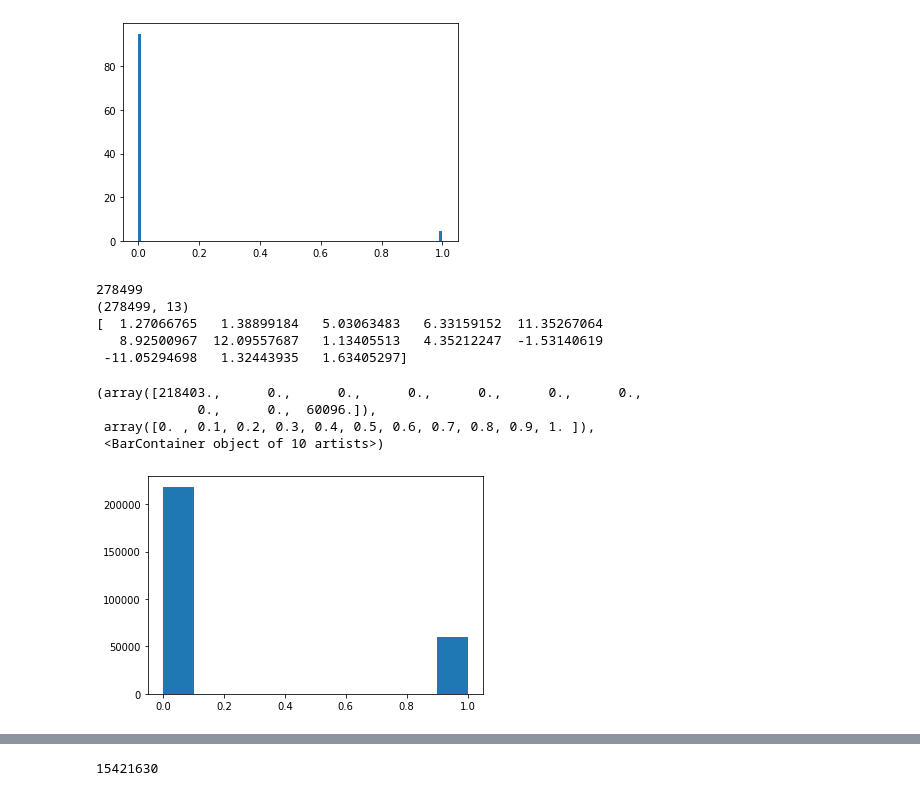
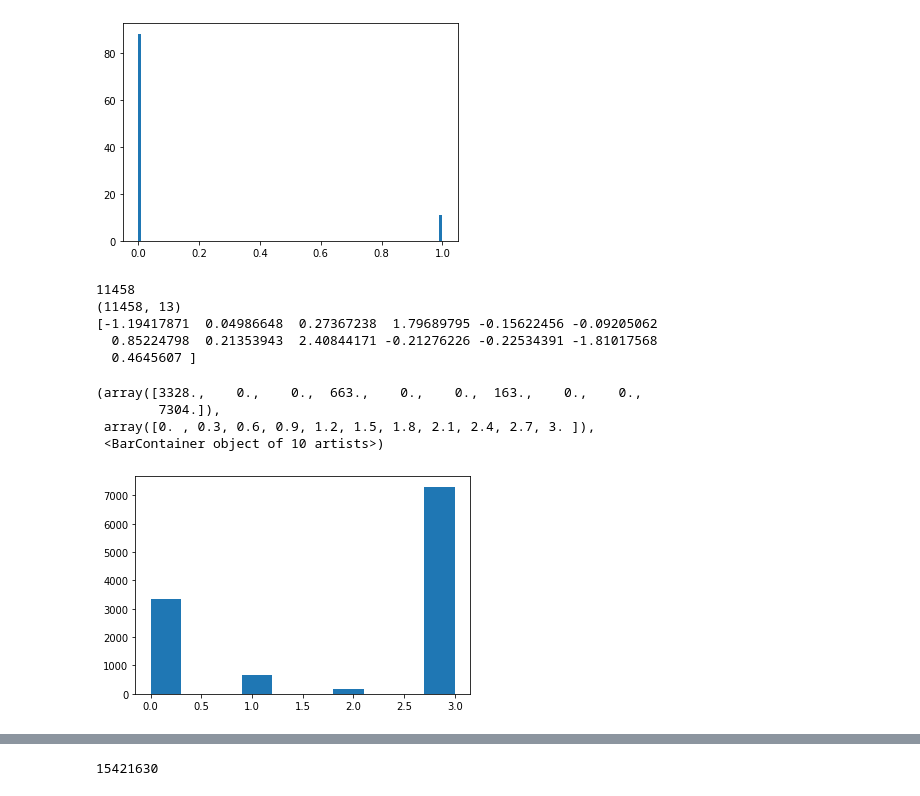
Before and after one commit to 52Hzihan/project_unTimely_light_curve, a Jupyter notebook: GMM_clustering.ipynb, the cells around one changed output, grey strips where cells are left out. Saved outputs shown, nothing was run; the diff lists cells and outputs as text; code cells hidden in the pictures.

```diff
--- a/GMM_clustering.ipynb
+++ b/GMM_clustering.ipynb
@@ -111,7 +404,7 @@ Index(['Unnamed: 0.2', 'Unnamed: 0.1', 'Unnamed: 0', 'long_name',
 # %%
-table = table[['ra','dec','Mean','long_name','id_in_matched',
+table = table[['ra','dec','Mean_1','long_name_1','id_in_matched',
        'chi_squre', 'rcs', 'w_sigma', 'MAD', 'IQR', 'RmStat', 'Nev', 'p2pv',
-       'L1_acr', 'Stetson_J', 'Stetson_K', 'yita']]
+       'L1_acr', 'Stetson_J', 'Stetson_K', 'yita','id_w1', 'id_w2']]
 table.replace([np.inf, -np.inf], np.nan, inplace=True)
 table.dropna(inplace=True)
 print(len(table))
@@ -120,5 +413,5 @@ print(len(table))
 # %%
-X = np.array(table[['Mean',
+X = np.array(table[['Mean_1',
        'chi_squre', 'rcs', 'w_sigma', 'MAD', 'IQR', 'RmStat', 'Nev', 'p2pv',
        'L1_acr', 'Stetson_J', 'Stetson_K', 'yita']])
 np.nanmax(X)
@@ -194,16 +499,16 @@ array([6.01739324e-06, 6.95556617e-06, 3.92149970e-06, ...,
 # %%
-plt.hist(Y_prob[:,1],bins=100,density=True)
+plt.hist(Y_prob[:,0],bins=100,density=True)
 plt.show()
 # %% [output]
-[figure, old version]
+[figure, new version]
 # %%
 result_lists = []
-for i in range(3):
+for i in range(2):
     result_lists.append([])
 ras = np.array(table['ra'])
 decs = np.array(table['dec'])
 ids = np.array(table['id_in_matched'])
-names = np.array(table['long_name'])
+names = np.array(table['long_name_1'])
 # for (i, label) in enumerate(Y):
 for ((i, label), prob ) in zip(enumerate(Y),Y_prob):
     ra = ras[i]
@@ -214,8 +519,8 @@ for ((i, label), prob ) in zip(enumerate(Y),Y_prob):
         result_lists[0].append((ra, dec, index, name))
     elif label == 1:
         result_lists[1].append((ra, dec, index, name))
-    elif label == 2:
-        result_lists[2].append((ra, dec, index, name))
+    # elif label == 2:
+    #     result_lists[2].append((ra, dec, index, name))
     else:
         print("error")
 # %%
@@ -226,41 +531,45 @@ for i in range(3):
 # %%
 X_var = []
 id_list = []
+var_table = []
+non_var_table = []
 for i,y in enumerate(Y):
     if y == 0:
         X_var.append(X[i])
         id_list.append(i)
-
+        var_table.append(table.iloc[i])
+    if y == 1:
+        non_var_table.append(table.iloc[i])
 X_var = np.array(X_var)
 print(len(X_var))
 print(X_var.shape)
 print(X_var[0])
 # %% [output]
-278499
-(278499, 13)
-[  1.27066765   1.38899184   5.03063483   6.33159152  11.35267064
-   8.92500967  12.09557687   1.13405513   4.35212247  -1.53140619
- -11.05294698   1.32443935   1.63405297]
+11458
+(11458, 13)
+[-1.19417871  0.04986648  0.27367238  1.79689795 -0.15622456 -0.09205062
+  0.85224798  0.21353943  2.40844171 -0.21276226 -0.22534391 -1.81017568
+  0.4645607 ]
 # %%
 dpgmm_var = mixture.BayesianGaussianMixture(
-    n_components=2,
+    n_components=4,
     covariance_type="full",
     weight_concentration_prior=1e-2,
     weight_concentration_prior_type="dirichlet_process",
     mean_precision_prior=1e-2,
     covariance_prior=1e0 * np.eye(13),
     init_params="random",
     max_iter=100,
     random_state=2,
 )
 dpgmm_var.fit(X_var)
 
 Y_var = dpgmm_var.predict(X_var)
 
 plt.hist(Y_var)
 # %% [output]
-(array([218403.,      0.,      0.,      0.,      0.,      0.,      0.,
-             0.,      0.,  60096.]),
- array([0. , 0.1, 0.2, 0.3, 0.4, 0.5, 0.6, 0.7, 0.8, 0.9, 1. ]),
+(array([3328.,    0.,    0.,  663.,    0.,    0.,  163.,    0.,    0.,
+        7304.]),
+ array([0. , 0.3, 0.6, 0.9, 1.2, 1.5, 1.8, 2.1, 2.4, 2.7, 3. ]),
  <BarContainer object of 10 artists>)
-[figure, old version]
+[figure, new version]
```
Also changed, not shown: parts of 32 cells of this notebook, 11 other files.
